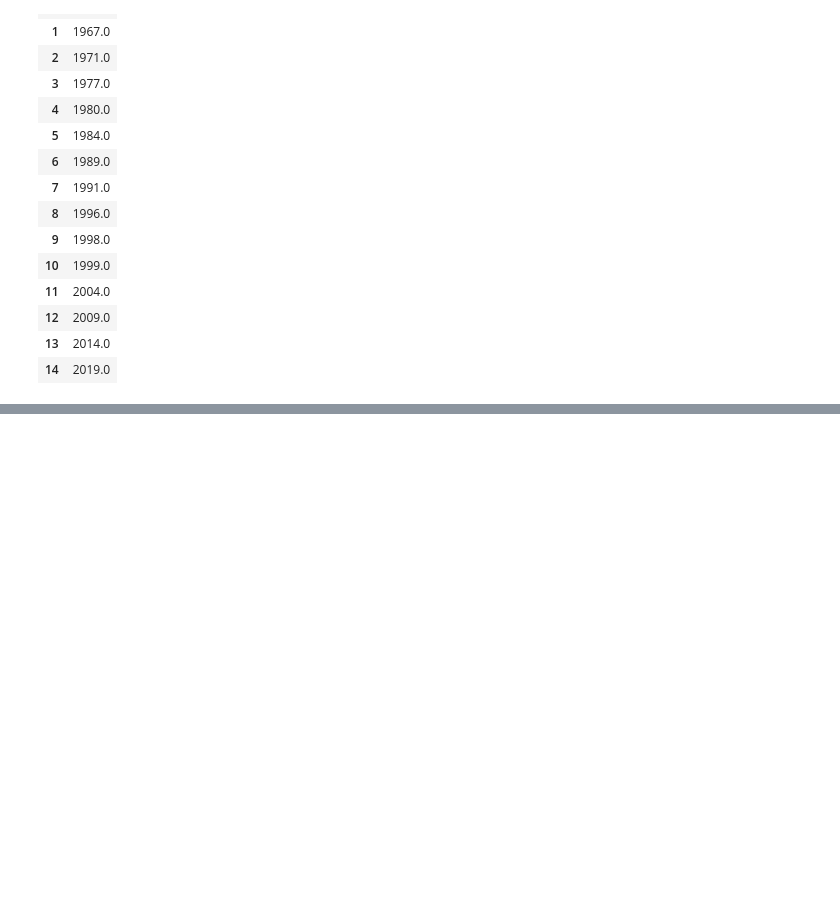
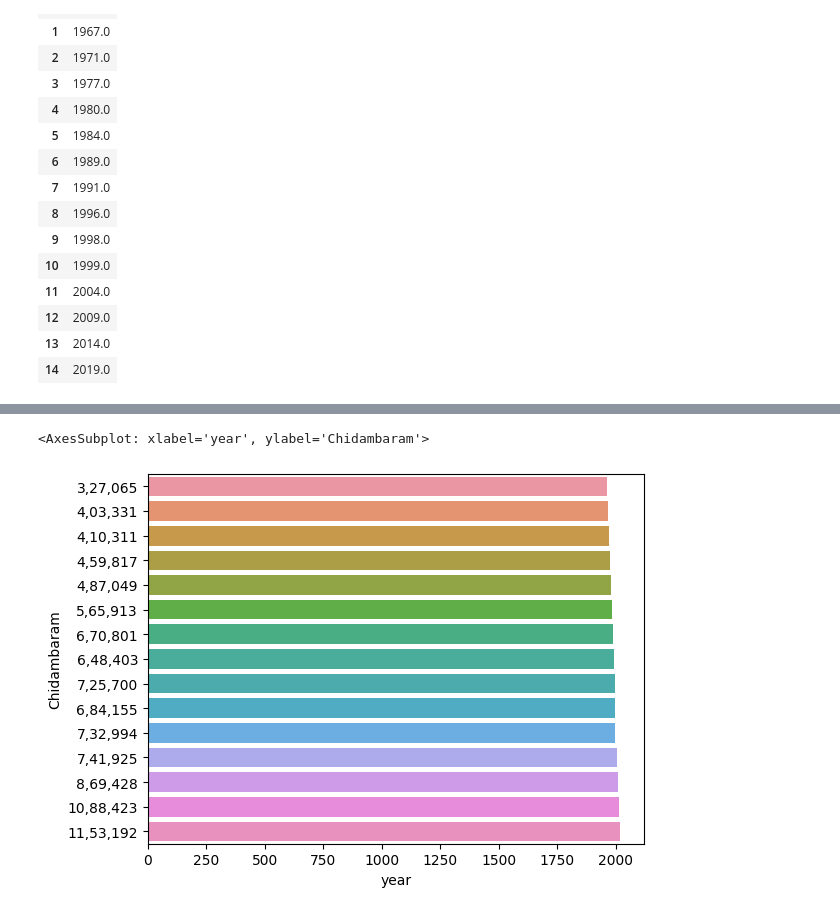
Before and after one commit to Civanesh/DV-project, a Jupyter notebook: Untitled.ipynb, the cells around one changed output, grey strips where cells are left out. Drawn from its saved outputs; the diff is of its cells as text; code cells hidden in the pictures; blank space fills up the shorter version.

```diff
--- a/Untitled.ipynb
+++ b/Untitled.ipynb
@@ -469,0 +322,3 @@ TypeError: bar() missing 1 required positional argument: 'height'
+# %%
+vote = dt.groupby(['Pc_name','year'])['votes'].sum()
+vote
@@ -469,0 +375,5 @@ TypeError: bar() missing 1 required positional argument: 'height'
+# %%
+dt_voters = pd.DataFrame(years,columns=['year'])
+# %%
+for i in tn_consti['Tamil Nadu'].index:
+    dt_voters[str(i)] = dt_voters['year'].map(vote[i])
@@ -469,0 +400,5 @@ TypeError: bar() missing 1 required positional argument: 'height'
+# %%
+sns.barplot(x='year',y='Chidambaram',data=dt_voters)
+# %% [output]
+<AxesSubplot: xlabel='year', ylabel='Chidambaram'>
+[figure, added]
```
Also changed, not shown: parts of 41 cells of this notebook.
